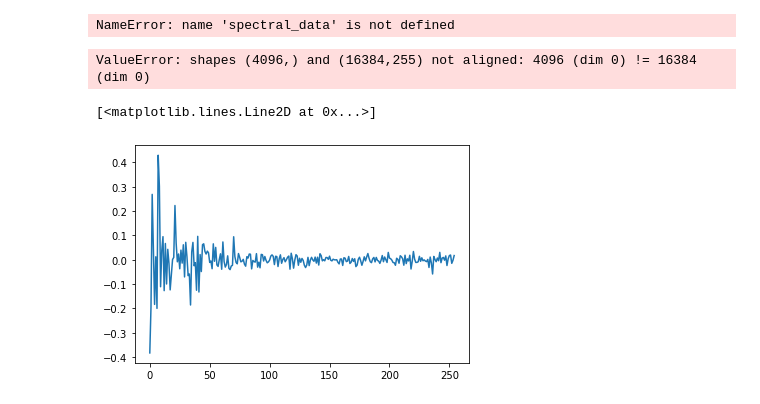
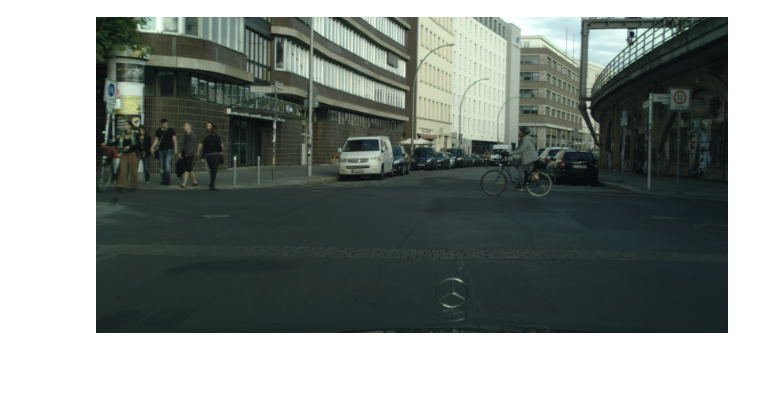
Before and after one commit to benthehuman1/UW-Vision-Segmentation, a Jupyter notebook: scratch.ipynb, the cells around one changed output. Cells and saved outputs as stored; diff of their text form; code cells hidden in the pictures; blank space fills up the shorter version.

```diff
--- a/scratch.ipynb
+++ b/scratch.ipynb
@@ -265,23 +8,0 @@ import spectral_data
-# %%
-D = spectral_data.ImageSpectralData(scales[1].imageChunk)
-pcm1 = D.PCMs[0]
-fig, ax = plt.subplots()
-ax.imshow(pcm1)
-# %% [output]
-NameError: name 'spectral_data' is not defined
-# %%
-pcm1_flat = pcm1.ravel()
-pca_basis = dim_reduction.get_basis(64)
-coeffs = pca_basis.get_basis_coeffs(pcm1_flat, 255)
-print(coeffs.shape)
-pcm1_approx = pca_basis.get_approximation_from_coeffs(coeffs).reshape((128, 128))
-fig, ax = plt.subplots()
-ax.imshow(pcm1_approx)
-# %% [output]
-ValueError: shapes (4096,) and (16384,255) not aligned: 4096 (dim 0) != 16384 (dim 0)
-# %%
-fig, ax = plt.subplots()
-ax.plot(coeffs)
-# %% [output]
-[<matplotlib.lines.Line2D at 0x...>]
-[figure, removed]
@@ -287,0 +16,9 @@ ax.plot(coeffs)
+# %%
+cityscapes_helper.set_visual_data_zip_path(r"C:\Users\Ben\Downloads\leftImg8bit_trainvaltest.zip")
+cityscapes_helper.set_semantic_data_zip_path(r"C:\Users\Ben\Downloads\gtFine_trainvaltest.zip")
+cityscapes_helper.initialize_tool()
+# %%
+sceneID, img = cityscapes_helper.loadRandomVisualInfo()
+Image.fromarray(img)
+# %% [output]
+[figure, added]
```
Also changed, not shown: parts of 10 cells of this notebook, 10 other files.
